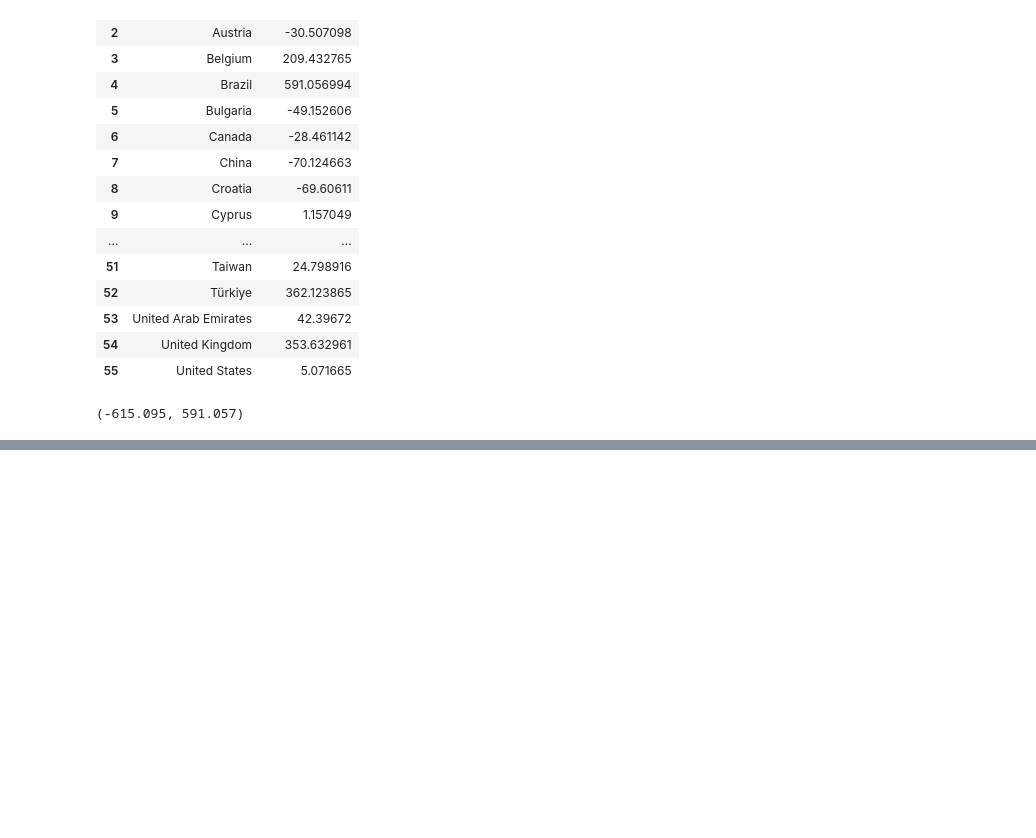
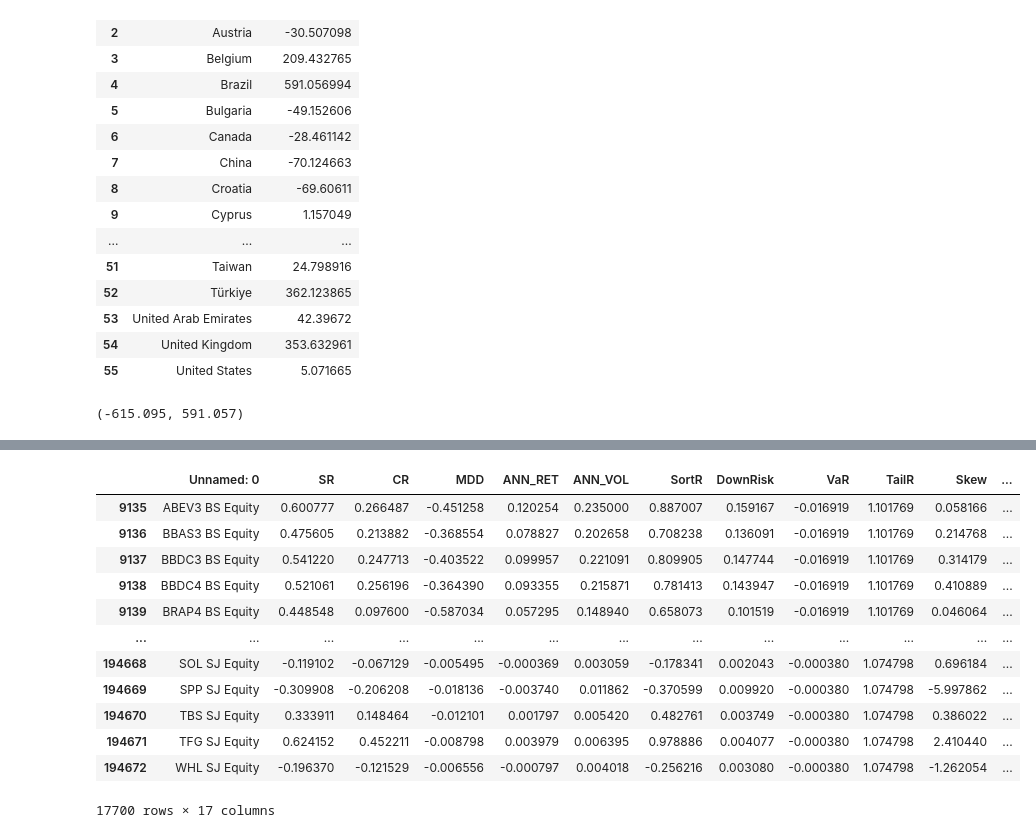
Before and after one commit to ducnguyen1014/QuantNet, a Jupyter notebook: main.ipynb, the cells around one changed output, grey strips where cells are left out. Cells and saved outputs as stored; diff of their text form; code cells hidden in the pictures; blank space fills up the shorter version.

```diff
--- a/main.ipynb
+++ b/main.ipynb
@@ -631,0 +650,19 @@ fig.write_image("chart_4.png", width=1400, height=800, scale=2)
+# %%
+raw_table_a4 = df[
+    df["transferstrat"].isin(["1000_global_lstm_lstm", "1000_no_transfer_linear"])
+]
+raw_table_a4
+# %% [output]
+|  | Unnamed: 0 | SR | CR | MDD | ANN_RET | ANN_VOL | SortR | DownRisk | VaR | TailR | Skew | ... |
+| 9135 | ABEV3 BS Equity | 0.600777 | 0.266487 | -0.451258 | 0.120254 | 0.235000 | 0.887007 | 0.159167 | -0.016919 | 1.101769 | 0.058166 | ... |
+| 9136 | BBAS3 BS Equity | 0.475605 | 0.213882 | -0.368554 | 0.078827 | 0.202658 | 0.708238 | 0.136091 | -0.016919 | 1.101769 | 0.214768 | ... |
+| 9137 | BBDC3 BS Equity | 0.541220 | 0.247713 | -0.403522 | 0.099957 | 0.221091 | 0.809905 | 0.147744 | -0.016919 | 1.101769 | 0.314179 | ... |
+| 9138 | BBDC4 BS Equity | 0.521061 | 0.256196 | -0.364390 | 0.093355 | 0.215871 | 0.781413 | 0.143947 | -0.016919 | 1.101769 | 0.410889 | ... |
+| 9139 | BRAP4 BS Equity | 0.448548 | 0.097600 | -0.587034 | 0.057295 | 0.148940 | 0.658073 | 0.101519 | -0.016919 | 1.101769 | 0.046064 | ... |
+| ... | ... | ... | ... | ... | ... | ... | ... | ... | ... | ... | ... | ... |
+| 194668 | SOL SJ Equity | -0.119102 | -0.067129 | -0.005495 | -0.000369 | 0.003059 | -0.178341 | 0.002043 | -0.000380 | 1.074798 | 0.696184 | ... |
+| 194669 | SPP SJ Equity | -0.309908 | -0.206208 | -0.018136 | -0.003740 | 0.011862 | -0.370599 | 0.009920 | -0.000380 | 1.074798 | -5.997862 | ... |
+| 194670 | TBS SJ Equity | 0.333911 | 0.148464 | -0.012101 | 0.001797 | 0.005420 | 0.482761 | 0.003749 | -0.000380 | 1.074798 | 0.386022 | ... |
+| 194671 | TFG SJ Equity | 0.624152 | 0.452211 | -0.008798 | 0.003979 | 0.006395 | 0.978886 | 0.004077 | -0.000380 | 1.074798 | 2.410440 | ... |
+| 194672 | WHL SJ Equity | -0.196370 | -0.121529 | -0.006556 | -0.000797 | 0.004018 | -0.256216 | 0.003080 | -0.000380 | 1.074798 | -1.262054 | ... |
+17700 rows × 17 columns
```
Also changed, not shown: parts of 6 cells of this notebook, 1 other file.
